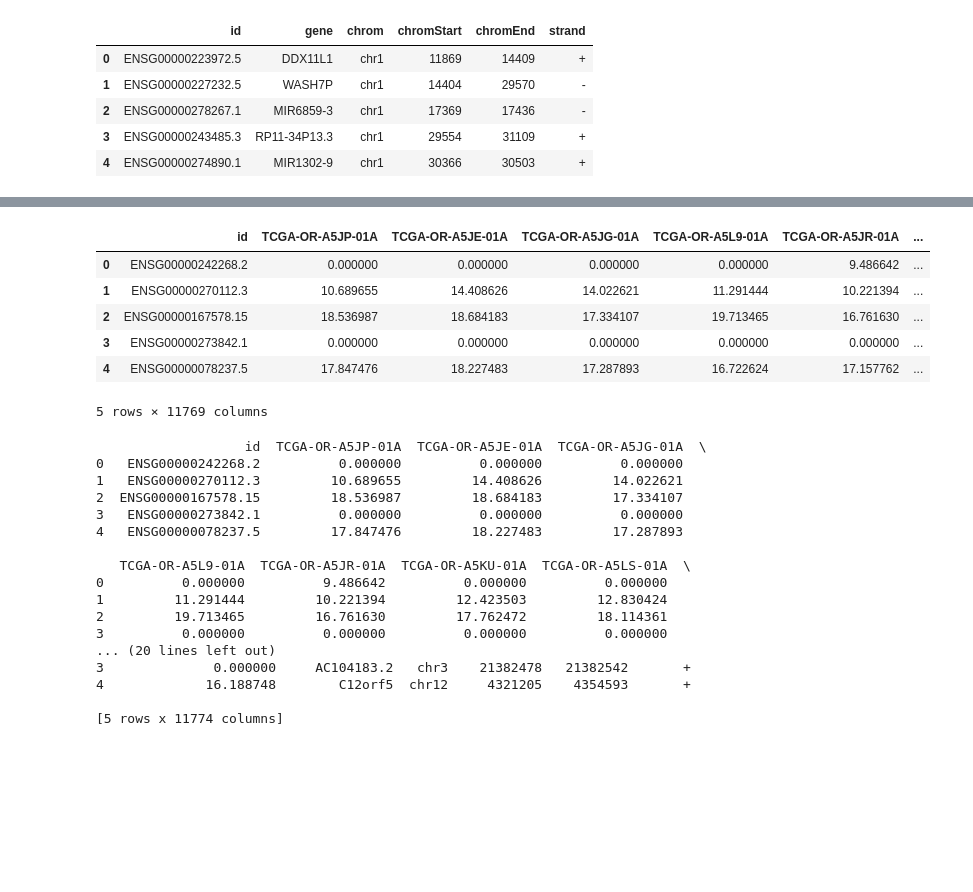
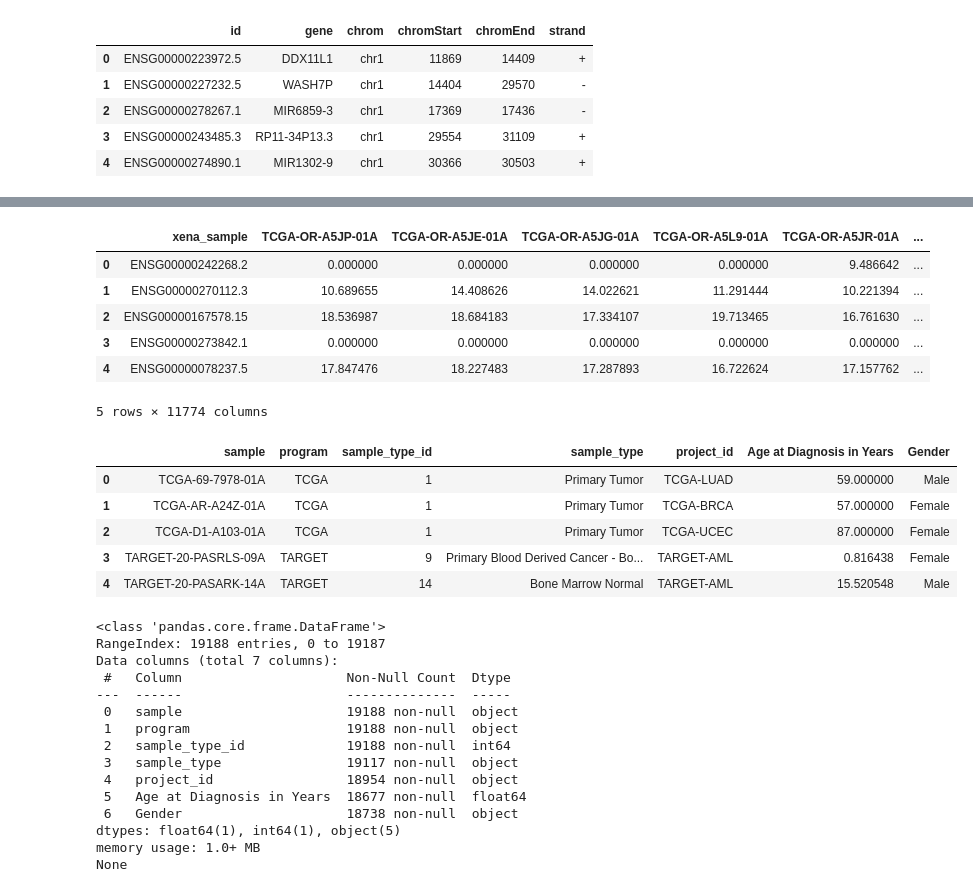
Before and after one commit to erincameron11/survival-analysis-tool, a Jupyter notebook: DataAnalysis.ipynb, the cells around one changed output, grey strips where cells are left out. Drawn from its saved outputs; the diff is of its cells as text; code cells hidden in the pictures; blank space fills up the shorter version.

```diff
--- a/DataAnalysis.ipynb
+++ b/DataAnalysis.ipynb
@@ -131,11 +79 @@ None
-# %%
-display(df2.head())
-# %% [output]
-|  | id | TCGA-OR-A5JP-01A | TCGA-OR-A5JE-01A | TCGA-OR-A5JG-01A | TCGA-OR-A5L9-01A | TCGA-OR-A5JR-01A | ... |
-| 0 | ENSG00000242268.2 | 0.000000 | 0.000000 | 0.000000 | 0.000000 | 9.486642 | ... |
-| 1 | ENSG00000270112.3 | 10.689655 | 14.408626 | 14.022621 | 11.291444 | 10.221394 | ... |
-| 2 | ENSG00000167578.15 | 18.536987 | 18.684183 | 17.334107 | 19.713465 | 16.761630 | ... |
-| 3 | ENSG00000273842.1 | 0.000000 | 0.000000 | 0.000000 | 0.000000 | 0.000000 | ... |
-| 4 | ENSG00000078237.5 | 17.847476 | 18.227483 | 17.287893 | 16.722624 | 17.157762 | ... |
-5 rows × 11769 columns
 # %%
@@ -144,21 +82,11 @@ df2_updated = pd.merge(df2, mapping, on='id', how='left')
 # %%
 # Print the updated df2 DataFrame
-print(df2_updated.head())
+display(df_merged.head())
 # %% [output]
+|  | xena_sample | TCGA-OR-A5JP-01A | TCGA-OR-A5JE-01A | TCGA-OR-A5JG-01A | TCGA-OR-A5L9-01A | TCGA-OR-A5JR-01A | ... |
+| 0 | ENSG00000242268.2 | 0.000000 | 0.000000 | 0.000000 | 0.000000 | 9.486642 | ... |
+| 1 | ENSG00000270112.3 | 10.689655 | 14.408626 | 14.022621 | 11.291444 | 10.221394 | ... |
+| 2 | ENSG00000167578.15 | 18.536987 | 18.684183 | 17.334107 | 19.713465 | 16.761630 | ... |
+| 3 | ENSG00000273842.1 | 0.000000 | 0.000000 | 0.000000 | 0.000000 | 0.000000 | ... |
+| 4 | ENSG00000078237.5 | 17.847476 | 18.227483 | 17.287893 | 16.722624 | 17.157762 | ... |
-                   id  TCGA-OR-A5JP-01A  TCGA-OR-A5JE-01A  TCGA-OR-A5JG-01A  \
-0   ENSG00000242268.2          0.000000          0.000000          0.000000
-1   ENSG00000270112.3         10.689655         14.408626         14.022621
-2  ENSG00000167578.15         18.536987         18.684183         17.334107
-3   ENSG00000273842.1          0.000000          0.000000          0.000000
-4   ENSG00000078237.5         17.847476         18.227483         17.287893
-
-   TCGA-OR-A5L9-01A  TCGA-OR-A5JR-01A  TCGA-OR-A5KU-01A  TCGA-OR-A5LS-01A  \
-0          0.000000          9.486642          0.000000          0.000000
-1         11.291444         10.221394         12.423503         12.830424
-2         19.713465         16.761630         17.762472         18.114361
-3          0.000000          0.000000          0.000000          0.000000
-... (20 lines left out)
-3              0.000000     AC104183.2   chr3    21382478   21382542       +
-4             16.188748        C12orf5  chr12     4321205    4354593       +
-
-[5 rows x 11774 columns]
+5 rows × 11774 columns
@@ -173,0 +93,28 @@ merged_df = pd.merge(df, mapping, on='xena_sample', how='left')
+# %%
+# Read in the basic phenotype data
+df_basic_phenotype = pd.read_csv('./data/GDC-PANCAN.basic_phenotype.tsv', sep='\t')
+# %%
+display(df_basic_phenotype.head())
+print(df_basic_phenotype.info())
+# %% [output]
+|  | sample | program | sample_type_id | sample_type | project_id | Age at Diagnosis in Years | Gender |
+| 0 | TCGA-69-7978-01A | TCGA | 1 | Primary Tumor | TCGA-LUAD | 59.000000 | Male |
+| 1 | TCGA-AR-A24Z-01A | TCGA | 1 | Primary Tumor | TCGA-BRCA | 57.000000 | Female |
+| 2 | TCGA-D1-A103-01A | TCGA | 1 | Primary Tumor | TCGA-UCEC | 87.000000 | Female |
+| 3 | TARGET-20-PASRLS-09A | TARGET | 9 | Primary Blood Derived Cancer - Bo... | TARGET-AML | 0.816438 | Female |
+| 4 | TARGET-20-PASARK-14A | TARGET | 14 | Bone Marrow Normal | TARGET-AML | 15.520548 | Male |
+<class 'pandas.core.frame.DataFrame'>
+RangeIndex: 19188 entries, 0 to 19187
+Data columns (total 7 columns):
+ #   Column                     Non-Null Count  Dtype
+---  ------                     --------------  -----
+ 0   sample                     19188 non-null  object
+ 1   program                    19188 non-null  object
+ 2   sample_type_id             19188 non-null  int64
+ 3   sample_type                19117 non-null  object
+ 4   project_id                 18954 non-null  object
+ 5   Age at Diagnosis in Years  18677 non-null  float64
+ 6   Gender                     18738 non-null  object
+dtypes: float64(1), int64(1), object(5)
+memory usage: 1.0+ MB
+None
```
Also changed, not shown: parts of 26 cells of this notebook, 3 other files.
